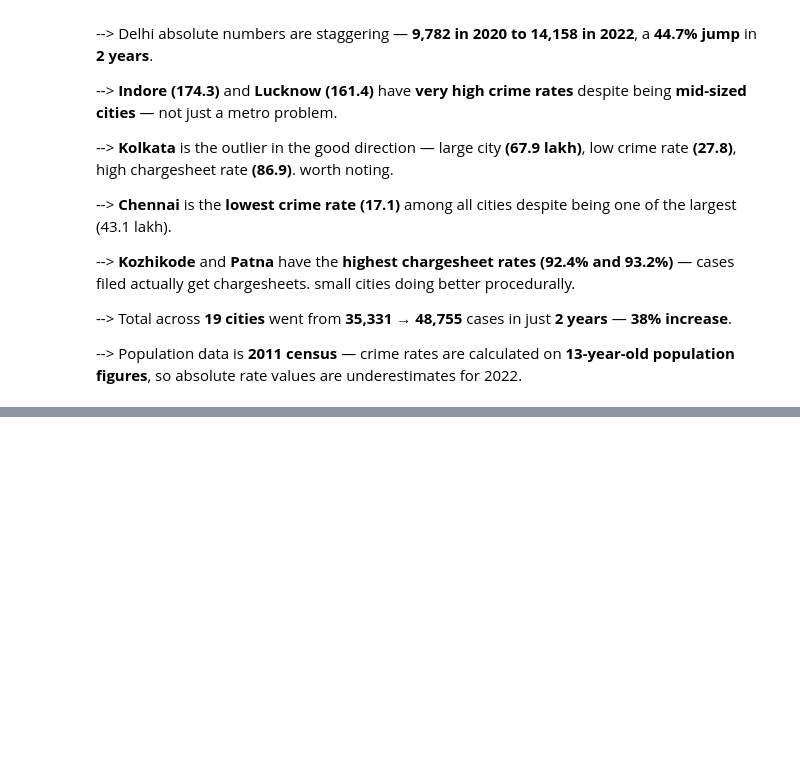
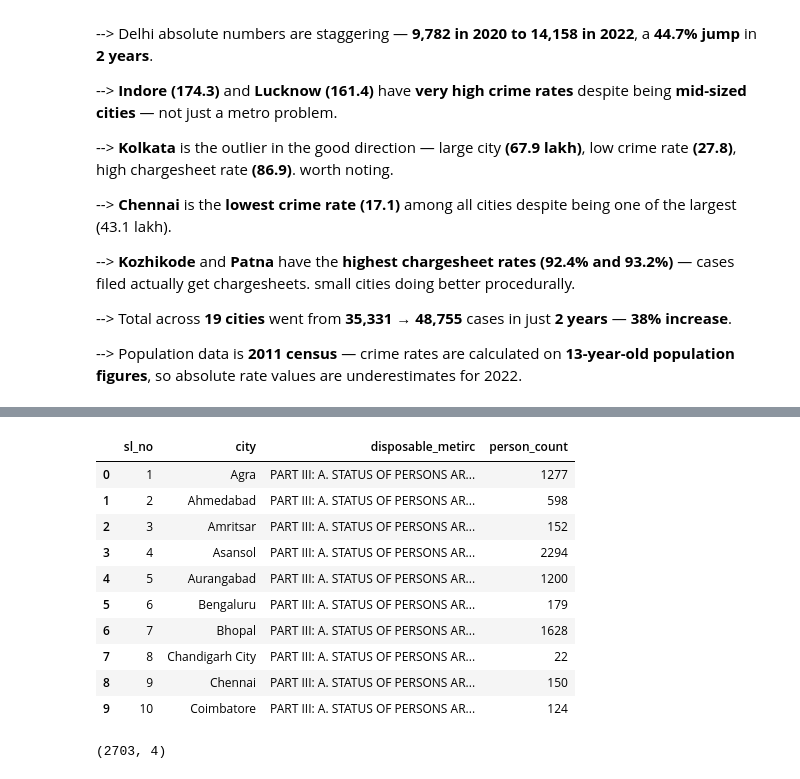
Before and after one commit to bhavya25-ds/The-Committee-Will-Look-Into-It, a Jupyter notebook: 02_Gender_Injustice/01_EDA.ipynb, the cells around one changed output, grey strips where cells are left out. Saved outputs shown, nothing was run; the diff lists cells and outputs as text; code cells hidden in the pictures; blank space fills up the shorter version.

```diff
--- a/02_Gender_Injustice/01_EDA.ipynb
+++ b/02_Gender_Injustice/01_EDA.ipynb
@@ -516,0 +484,25 @@ Saved | shape- (57, 6)
+# %%
+csv5= u.wide_to_long(
+    csv5,
+    id_cols= ["sl_no", "city"],
+    var_name= "disposable_metirc",
+    value_name= "person_count"
+)
+
+csv5.head(10)
+# %% [output]
+|  | sl_no | city | disposable_metirc | person_count |
+| 0 | 1 | Agra | PART III: A. STATUS OF PERSONS AR... | 1277 |
+| 1 | 2 | Ahmedabad | PART III: A. STATUS OF PERSONS AR... | 598 |
+| 2 | 3 | Amritsar | PART III: A. STATUS OF PERSONS AR... | 152 |
+| 3 | 4 | Asansol | PART III: A. STATUS OF PERSONS AR... | 2294 |
+| 4 | 5 | Aurangabad | PART III: A. STATUS OF PERSONS AR... | 1200 |
+| 5 | 6 | Bengaluru | PART III: A. STATUS OF PERSONS AR... | 179 |
+| 6 | 7 | Bhopal | PART III: A. STATUS OF PERSONS AR... | 1628 |
+| 7 | 8 | Chandigarh City | PART III: A. STATUS OF PERSONS AR... | 22 |
+| 8 | 9 | Chennai | PART III: A. STATUS OF PERSONS AR... | 150 |
+| 9 | 10 | Coimbatore | PART III: A. STATUS OF PERSONS AR... | 124 |
+# %%
+csv5.shape
+# %% [output]
+(2703, 4)
```
Also changed, not shown: parts of 16 cells of this notebook, 1 other file.
